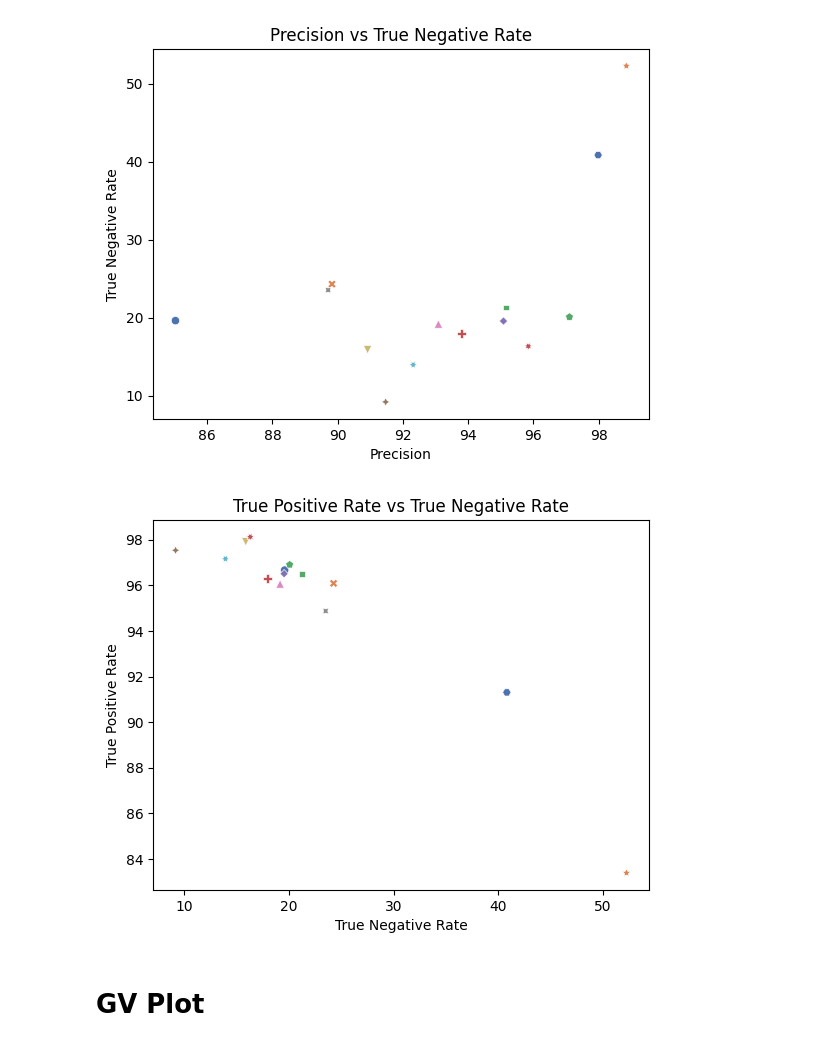
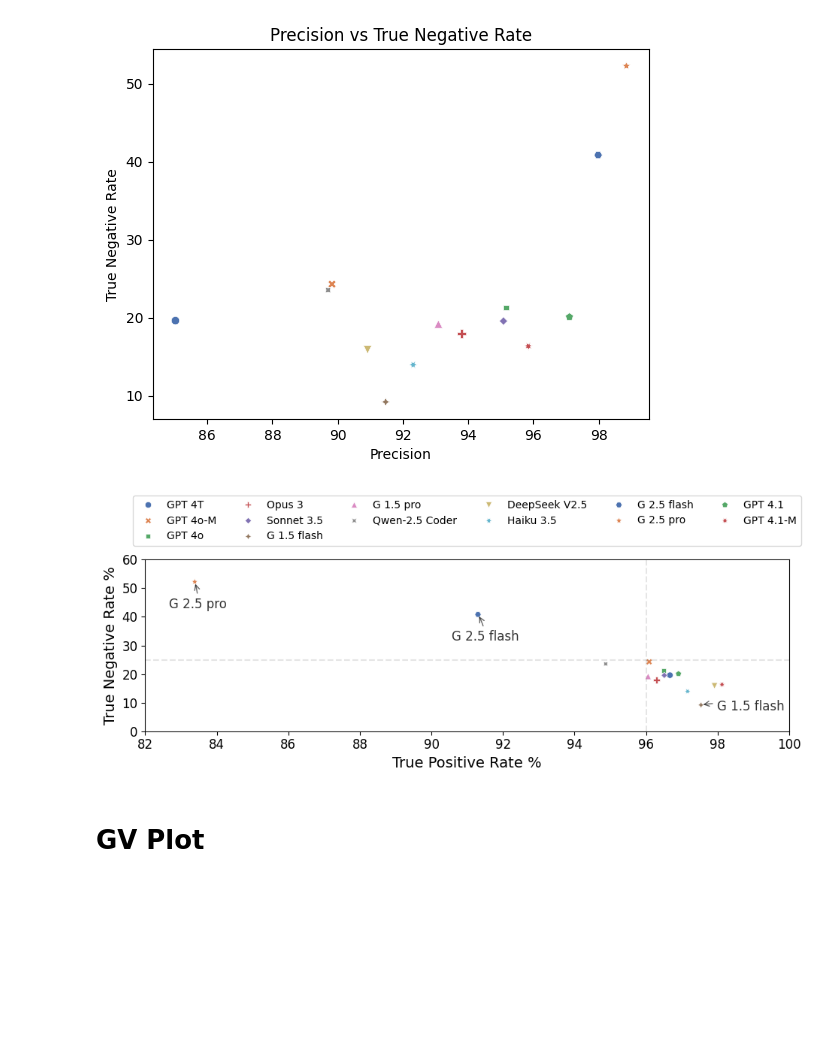
Before and after one commit to srynsh/LLM-Benchmarking, a Jupyter notebook: notebooks/notebook.ipynb, the cells around one changed output. Drawn from its saved outputs; the diff is of its cells as text; code cells hidden in the pictures; blank space fills up the shorter version.

Commit message:
tpr vs tnr plot

```diff
--- a/notebooks/notebook.ipynb
+++ b/notebooks/notebook.ipynb
@@ -186,7 +186,7 @@ pricing = [1.5, 30, 0.6, 10,
 eloRating = {
     'gpt-4-turbo': 1256,
     'gpt-4o-mini': 1272,
-    'gpt-4o': 1365,
+    'gpt-4o': 1285,
     'claude_3_opus': 1247,
     'claude_3.5_sonnet': 1268,
     'gemini-1.5-flash': 1227,
@@ -209,12 +226,13 @@ df_plot = df_elo_prec[df_elo_prec['validator'] == 'ensemble']
 # %%
 plt.figure()
 
-sns.scatterplot(data=df_plot, x='elo', y='precision', hue='generator', palette='deep')
+sns.scatterplot(data=df_plot_rest, x='elo', y='precision', hue='generator', palette='deep')
+sns.scatterplot(data=df_plot_human, x='elo', y='precision', hue='generator', palette='deep')
 # plt.title('Elo Rating vs Precision')
 
-# plt.legend(title='Model', bbox_to_anchor=(1.05, 1), loc='upper left')
 # Add annotations for each point
-for idx, row in df_plot.iterrows():
+rows = list(df_plot_human.iterrows()) + list(df_plot_rest.iterrows())
+for idx, row in rows:
     shorthand = MODELS_SHORT.get(row['generator'], row['generator'])
     # Use a star symbol for models in MODELS_GEN to indicate "ground truth"
     if row['generator'] in df_pg['generator'].values:
@@ -222,7 +240,16 @@ for idx, row in df_plot.iterrows():
 
     offset = (5, -4)
     if shorthand in ['Qwen-2.5 Coder']:
-        offset = (-25, -15)
+        offset = (-30, 10)
+    elif shorthand in ['Opus 3']:
+        offset = (5, 15)
+    elif shorthand in ['DeepSeek V2.5']:
+        shorthand = 'DeepSeek'
+        offset = (-5, -15)
+    elif shorthand in ['Haiku 3.5']:
+        offset = (10, -6)
+    elif shorthand in ['G 1.5 pro']:
+        offset = (7, -5)
     elif shorthand in ['G 2.5 pro']:
         offset = (-60, -4)
     plt.annotate(shorthand,  # Use shorthand for model name for clarity
@@ -514,32 +543,66 @@ plt.legend().remove()  # Remove the legend since we have annotations
 # %% [output]
 [figure]
 # %%
-sns.scatterplot(data=df_gen_valid, x='tnr', y='tpr', hue='generator', style='generator', palette='deep')
 
-plt.title('True Positive Rate vs True Negative Rate')
-plt.xlabel('True Negative Rate')
-plt.ylabel('True Positive Rate')
+plt.figure(figsize=(10, 4))
+sns.scatterplot(data=df_gen_valid, x='tpr', y='tnr', hue='generator', style='generator', palette='deep')
+
+# plt.title('True Positive Rate vs True Negative Rate')
+plt.xlabel('True Positive Rate %', fontsize=14)
+plt.ylabel('True Negative Rate %', fontsize=14)
+
+# Improved annotation positioning to avoid overlaps in the 10-30 TNR range and 1200-1300 Elo range
+model_offsets = {
+    'gpt-4-turbo': (-30, 10),       # Move up and right
+    'gemini-1.5-flash': (15, -5), # Move down and right
+
+    'gpt-4o-mini': (10, -5),      # Move down and right
+    'gpt-4o': (30, 10),          # Move down and left
+    'claude_3_opus': (-20, -65),    # Move up and left
+    'claude_3.5_sonnet': (40, -65),   # Move right
+
+    'gemini-1.5-pro': (-10, -30),  # Move down and left
+    'qwen-coder-plus': (0, -15),  # Move up and left
+    'deepseek-chat': (-45, -60),   # Move down and left
+    'claude_3.5_haiku': (-45, -30), # Move down and right
+    'gpt-4.1-2025-04-14': (-256, -15),  # Move up and left
+    'gpt-4.1-mini-2025-04-14': (-250, -10), # Move up and right
+
+    'gemini-2.5-flash-preview-04-17': (-25, -25), # Keep default
+    'gemini-2.5-pro-preview-03-25': (-25, -25),   # Keep default
+}
+
 # Add annotations for each point
 for idx, row in df_gen_valid.iterrows():
     shorthand = MODELS_SHORT.get(row['generator'], row['generator'])
+    x_offset, y_offset = model_offsets.get(row['generator'], (0, 0))
 
-    # Determine optimal label positioning based on data characteristics
-    if row['tpr'] > 0.5:  # Higher TPR models
-        y_offset = -15
-    else:  # Lower TPR models
-        y_offset = 15
+    if shorthand in ['G 1.5 flash', 'G 2.5 pro', 'G 2.5 flash']:
 
-    # plt.annotate(shorthand,  # Use shorthand for model name for clarity
-    #              xy=(row['tnr'], row['tpr']),
-    #              xytext=(7, 0),  # Offset text slightly to the right
-    #              textcoords='offset points',
-    #              fontsize=9,
-    #              alpha=0.8)
+        # Add arrow pointing to the marker
+        plt.annotate(shorthand,
+                        xy=(row['tpr'], row['tnr']),
+                        xytext=(x_offset, y_offset),
+                        textcoords='offset points',
+                        fontsize=12,
+                        alpha=0.8,
+                        arrowprops=dict(arrowstyle='->', connectionstyle='arc3,rad=0.1', alpha=0.6))
 
-plt.legend().remove()  # Remove the legend since we have annotations
-# plt.legend(title='Model', bbox_to_anchor=(1.05, 1), loc='upper left')
+plt.axhline(y=25, color='gray', linestyle='--', alpha=0.2)
+plt.axvline(x=96, color='gray', linestyle='--', alpha=0.2)
+
+plt.xticks(fontsize=12)
+plt.yticks(fontsize=12)
+plt.ylim(0,60)
+plt.xlim(82,100)
+# Use shorthand names for the legend instead of full model names
+handles, labels = plt.gca().get_legend_handles_labels()
+shorthand_labels = [MODELS_SHORT.get(label, label) for label in labels]
+plt.legend(handles, shorthand_labels,  bbox_to_anchor=(0.5, 1.05), loc='lower center', ncol=6)
+plt.tight_layout()
+plt.savefig('../output/images/pdfs/tpr_tnr.pdf', bbox_inches='tight')
 # %% [output]
-[figure, old version]
+[figure, new version]
 # %% [markdown]
 # GV Plot
 # %%
```
Also changed, not shown: parts of 8 cells of this notebook, 3 other files.
